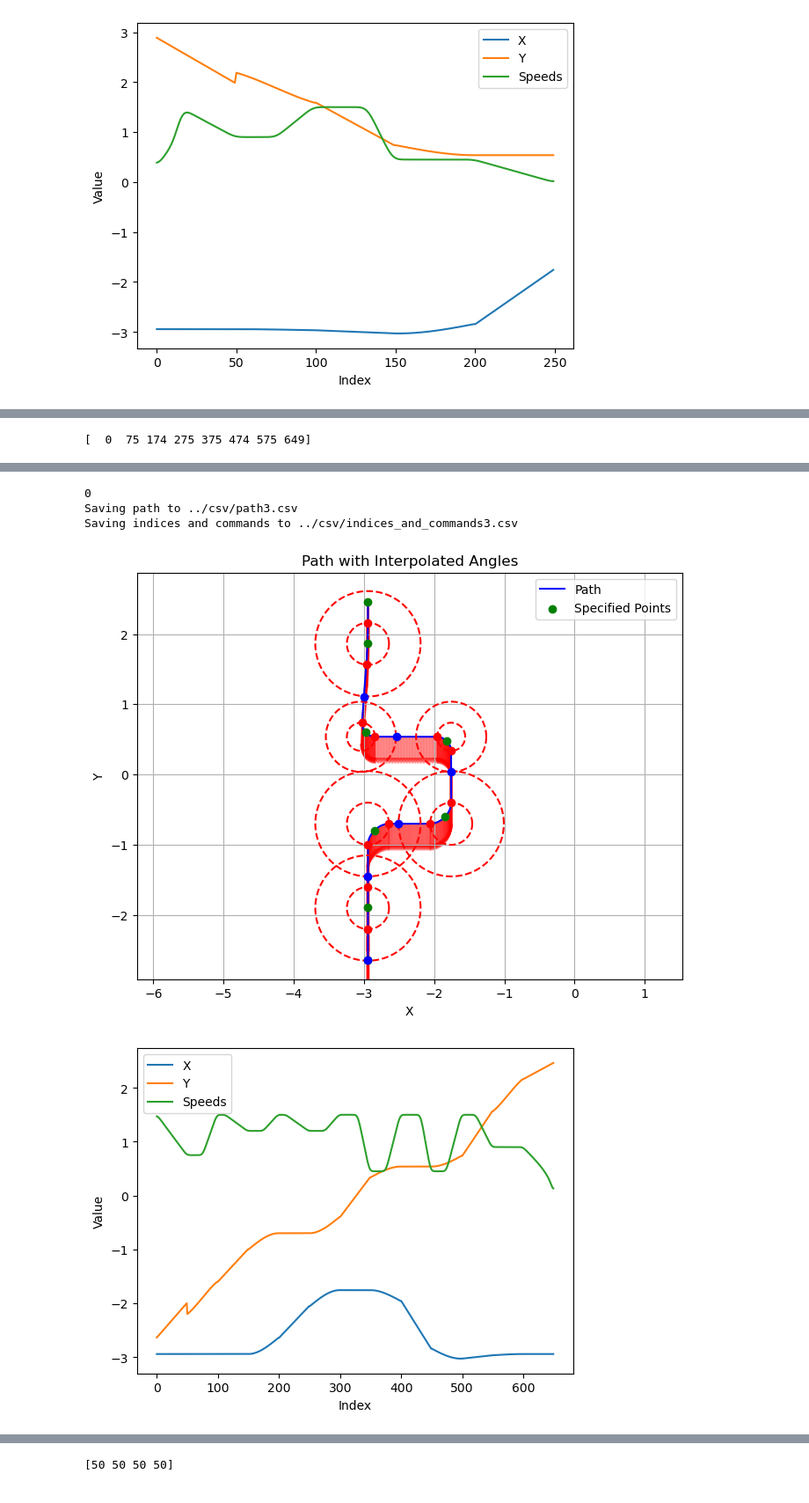
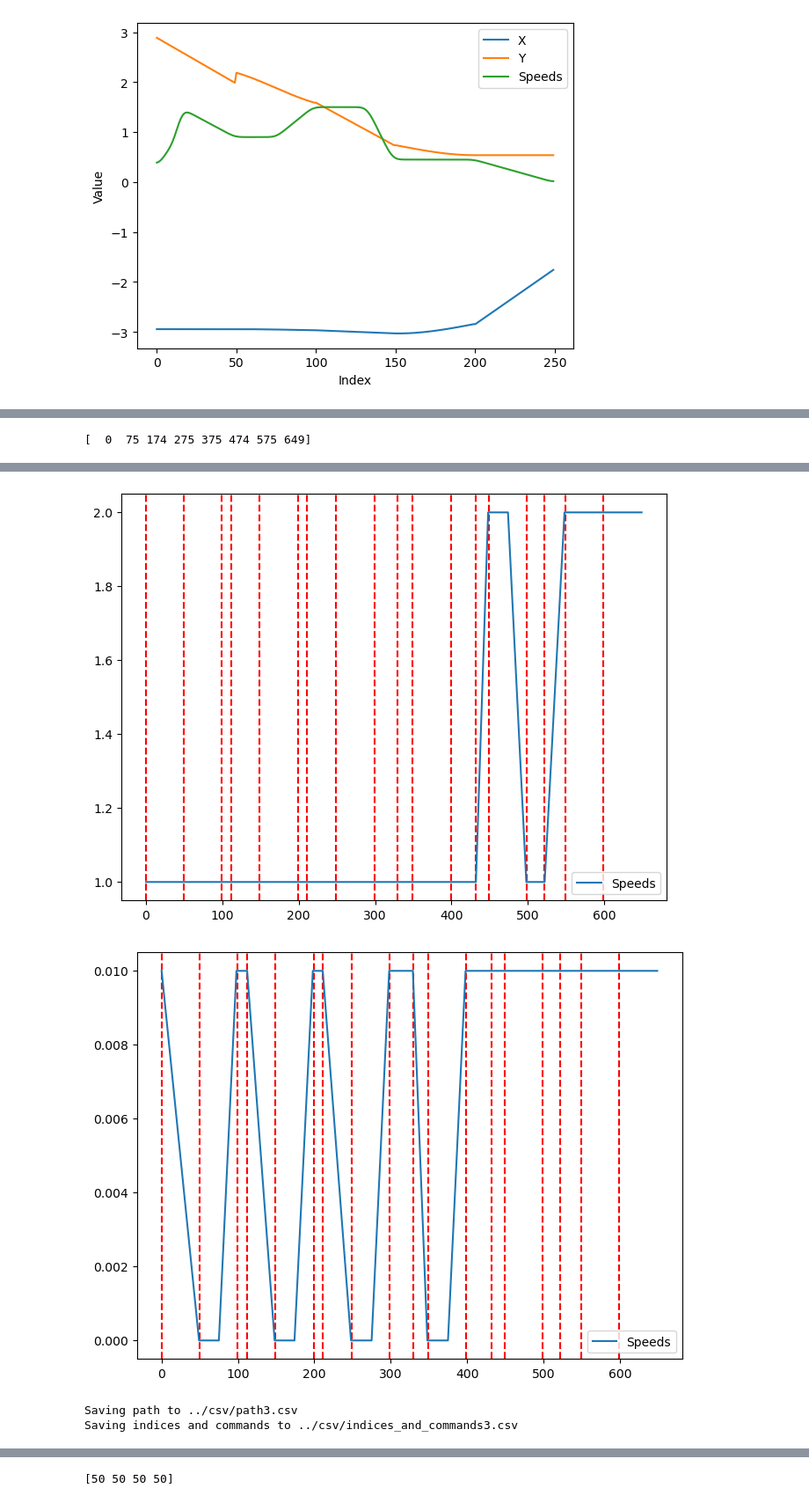
Before and after one commit to NeyagawaRobocons/chassis_haru_robo2024, a Jupyter notebook: pure_pursuit/pure_pursuit/pure_pursuit_test.ipynb, the cells around one changed output, grey strips where cells are left out. Shown at 88% size. Saved outputs shown, nothing was run; the diff lists cells and outputs as text; code cells hidden in the pictures.

Commit message:
update path data

```diff
--- a/pure_pursuit/pure_pursuit/pure_pursuit_test.ipynb
+++ b/pure_pursuit/pure_pursuit/pure_pursuit_test.ipynb
@@ -743,37 +797,45 @@ Saving indices and commands to ../csv/indices_and_commands2.csv
 # %%
 max_speed = 1.5 # 速度[m/s]
 max_lookahead_distance = 0.6 # 先行距離[m]
-poses = np.array([ # x, y, theta, radius, speed_rate (normalized in [0, 1])
-    [2.943, -2.637, np.pi, 0.1, 0.5],
-    [1.562 + 1.481 - 0.100, -3.112 + 1.212, np.pi, 0.3, 0.5],
-    [1.562 + 1.481 - 0.100, -3.112 + 2.412, np.pi, 0.3, 0.8],
-    [1.562 + 1.481 - 1.286, -3.112 + 2.412, np.pi, 0.3, 0.8],
-    [1.562 + 1.481 - 1.286, -3.112 + 3.650, np.pi, 0.2, 0.3],
-    [1.562 + 1.481, -3.112 + 3.650, np.pi, 0.2, 0.3],
-    [2.943, -3.112 + 5.574 - 0.6, np.pi, 0.3, 0.6],
-    [2.943, -3.112 + 5.574, np.pi, 0.1, 0.2],
-])
-
+angle_threshold = 0.05
+deg = np.radians(100)
+poses = np.zeros((8, 7))
+poses[:,0] = np.array([2.943, 1.562 + 1.481 - 0.100, 1.562 + 1.481 - 0.100, 1.562 + 1.481 - 1.286, 1.562 + 1.481 - 1.286, 1.562 + 1.481, 2.943, 2.943])
+poses[:,1] = np.array([-2.637, -3.112 + 1.212, -3.112 + 2.412, -3.112 + 2.412, -3.112 + 3.650, -3.112 + 3.650, -3.112 + 5.574 - 0.6, -3.112 + 5.574])
+poses[:,2] = np.array([np.pi, np.pi, np.pi, np.pi, np.pi, np.pi, np.pi, np.pi])
+poses[:,3] = np.array([0.1, 0.3, 0.3, 0.3, 0.2, 0.2, 0.3, 0.1]) # radius
+poses[:,4] = np.array([0.5, 0.5, 0.8, 0.8, 0.3, 0.3, 0.6, 0.2]) # speed_rate
 poses[:,0] = -poses[:,0]
 poses[:,2] = -poses[:,2]
+poses[:,5] = np.array([1.0, 1.0, 1.0, 1.0, 1.0, 2.0, 2.0, 2.0]) # p_gain_rates
+poses[:,6] = np.array([0.0, 0.0, 0.0, 0.0, 0.0, 1.0, 1.0, 1.0]) # i_gain_rates
 
 commands = np.array([ # daiza_state, hina_state, bonbori_state, set_pose_flag
     [0, 0, False, False],
     [0, 0, False, False],
     [0, 0, False, False],
     [0, 0, False, False],
     [0, 0, False, False],
     [0, 0, False, False],
     [0, 0, False, True],
     [0, 0, False, True],
 ])
 
-generate_and_save_path(poses, commands, max_lookahead_distance, max_speed, resolution=50, path_number=3)
+generate_and_save_path(
+        poses,
+        commands,
+        max_lookahead_distance,
+        max_speed=max_speed,
+        max_p_gain=1.0,
+        max_i_gain=0.01,
+        angle_threshold=angle_threshold,
+        resolution=50,
+        path_number=3
+    )
 # %% [output]
 [  0  75 174 275 375 474 575 649]
 [figure]
-0
-Saving path to ../csv/path3.csv
-Saving indices and commands to ../csv/indices_and_commands3.csv
-[figure, old version]
+[figure, new version]
-[figure, old version]
+[figure, new version]
+Saving path to ../csv/path3.csv
+Saving indices and commands to ../csv/indices_and_commands3.csv
```
Also changed, not shown: parts of 4 cells of this notebook, 8 other files.
